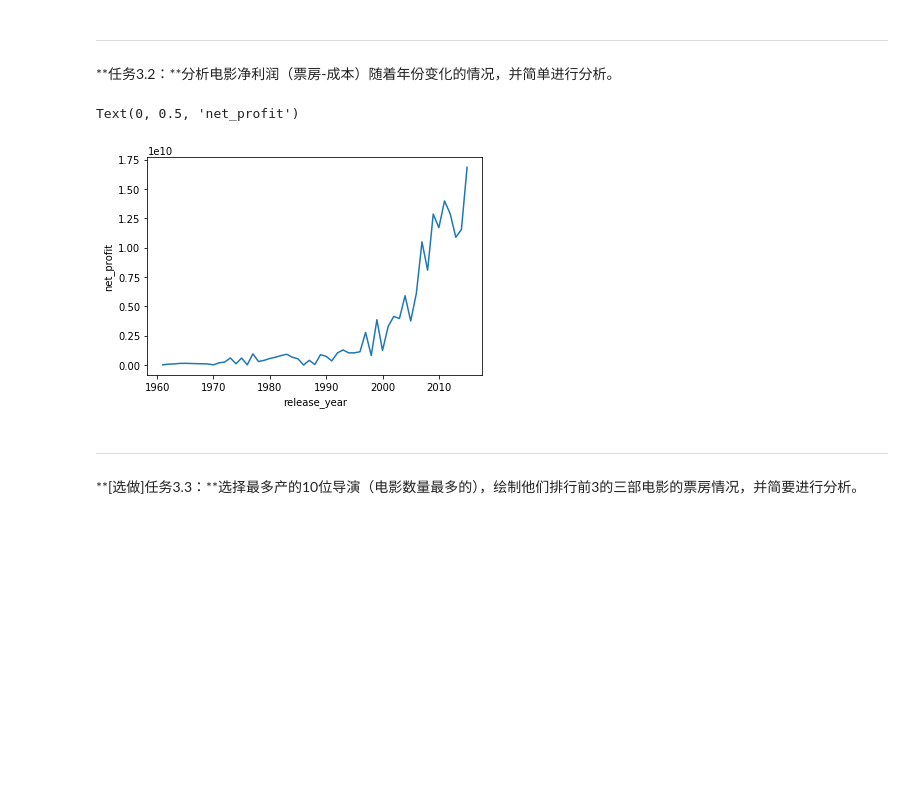
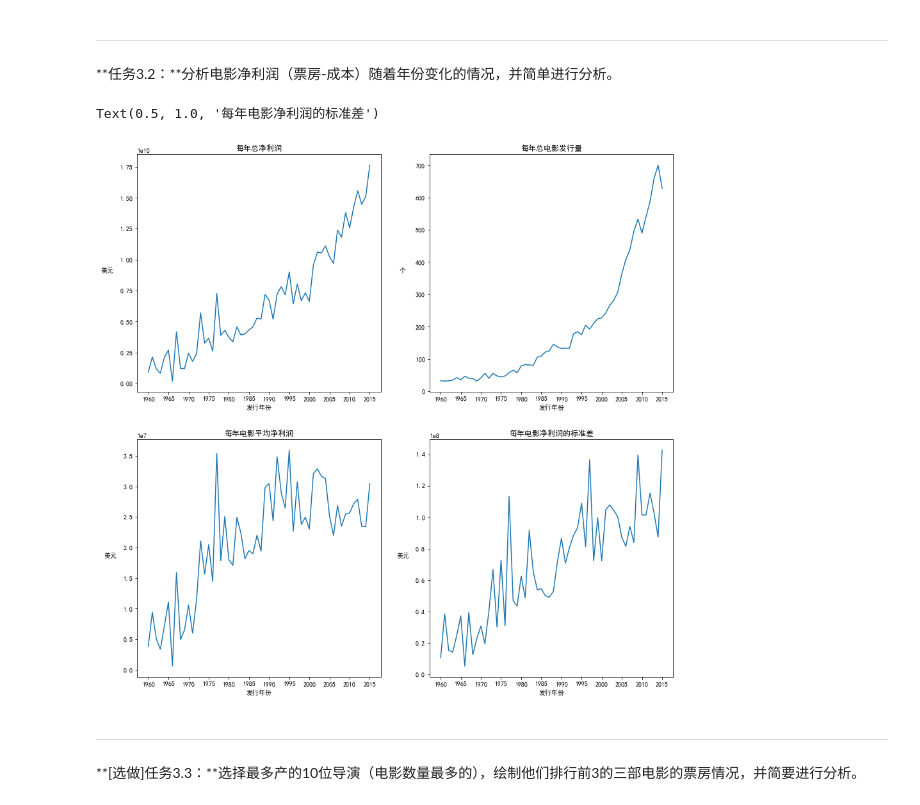
Before and after one commit to tianyuyang888/Explore_Movie_Dataset, a Jupyter notebook: Explore Movie Dataset.ipynb, the cells around one changed output. Saved outputs shown, nothing was run; the diff lists cells and outputs as text; code cells hidden in the pictures; blank space fills up the shorter version.

```diff
--- a/Explore Movie Dataset.ipynb
+++ b/Explore Movie Dataset.ipynb
@@ -241,23 +250,62 @@ plt.scatter(data = movie_popularity, x = 'original_title', y = 'popularity')
 # %% [markdown]
 ---
 **任务3.2：**分析电影净利润（票房-成本）随着年份变化的情况，并简单进行分析。
-# %%
-#根据年份进行分组，计算每一年的净利润
-x_value = movie_data.groupby('release_year')
-list1 = []
-list2 = []
-for name, data in movie_data.groupby('release_year'):
-    list1.append(name)
-    list2.append(data['revenue'].sum() - data['budget'].sum())
-value = pd.Series(data = list2, index = list1)
-plt.plot(value)
-plt.xlabel('release_year')
-plt.ylabel('net_profit')
-
-#分析：2000年以前的净利润增长比较缓慢，2000年之后的净利润呈指数增加
-# %% [output]
-Text(0, 0.5, 'net_profit')
-[figure, removed]
+# %%
+#根据年份进行分组，计算每一年的电影净利润
+x_value = movie_data.groupby('release_year')
+list1 = []
+list2 = []
+for name, data in movie_data.groupby('release_year'):
+    list1.append(name)
+    list2.append(data['revenue_adj'].sum() - data['budget_adj'].sum())
+value = pd.Series(data = list2, index = list1)
+plt.figure(figsize = [15, 15])
+
+plt.subplot(221)
+plt.plot(value)
+plt.xticks(np.arange(1960, 2016, 5))
+plt.xlabel('发行年份')
+plt.ylabel('美元', rotation = 0, labelpad = 20)
+plt.title('每年总净利润')
+
+plt.subplot(222)
+plt.plot(movie_data.groupby('release_year').size())
+plt.xticks(np.arange(1960, 2016, 5))
+plt.xlabel('发行年份')
+plt.ylabel('个', rotation = 0, labelpad = 20)
+plt.title('每年总电影发行量')
+
+
+#根据年份进行分组，计算每一年的电影平均净利润
+#在movie_data添加一列净利润
+movie_data['net_profit'] = movie_data['revenue'] - movie_data['budget']
+#对movie_data根据年份进行分组，计算每一年的电影净利润的平均值
+# movie_data.head()
+value = movie_data.groupby('release_year')['net_profit'].mean()
+plt.subplot(223)
+plt.plot(value)
+plt.xticks(np.arange(1960, 2016, 5))
+plt.xlabel('发行年份')
+plt.ylabel('美元', rotation = 0, labelpad = 20)
+plt.title('每年电影平均净利润')
+
+
+#根据年份进行分组，计算每一年票房前10名的电影的利润
+value = movie_data.groupby('release_year')['net_profit'].std()
+# movie_data.groupby('release_year')['net_profit'].plot(kind='kde', legend=True, figsize=(20, 5))
+plt.subplot(224)
+plt.plot(value)
+plt.xticks(np.arange(1960, 2016, 5))
+plt.xlabel('发行年份')
+plt.ylabel('美元', rotation = 0, labelpad = 20)
+plt.title('每年电影净利润的标准差')
+
+# movie_data.head()
+#分析：随着年份的增长，电影的发行量呈指数增加，电影的总利润也呈指数增加，电影的平均利润在增加，
+#但是标准差增加了，说明票房高的电影和票房低的电影差距很大。总的来说，整个电影行业还是发展很好的。
+# %% [output]
+Text(0.5, 1.0, '每年电影净利润的标准差')
+[figure, added]
 # %% [markdown]
 ---
 
```
Also changed, not shown: parts of 7 cells of this notebook, 1 other file.
